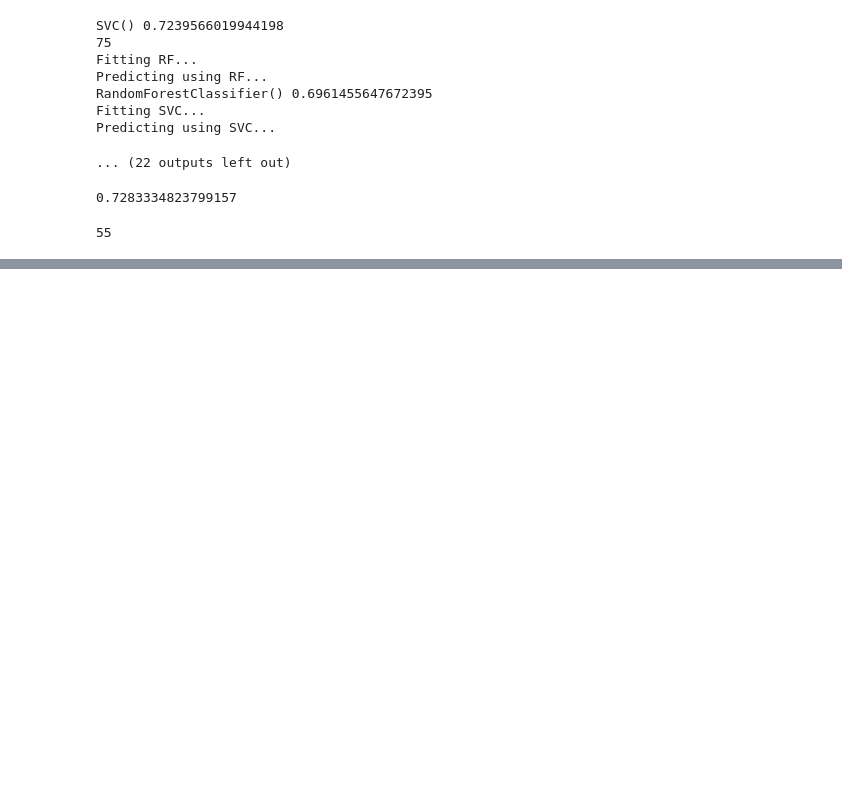
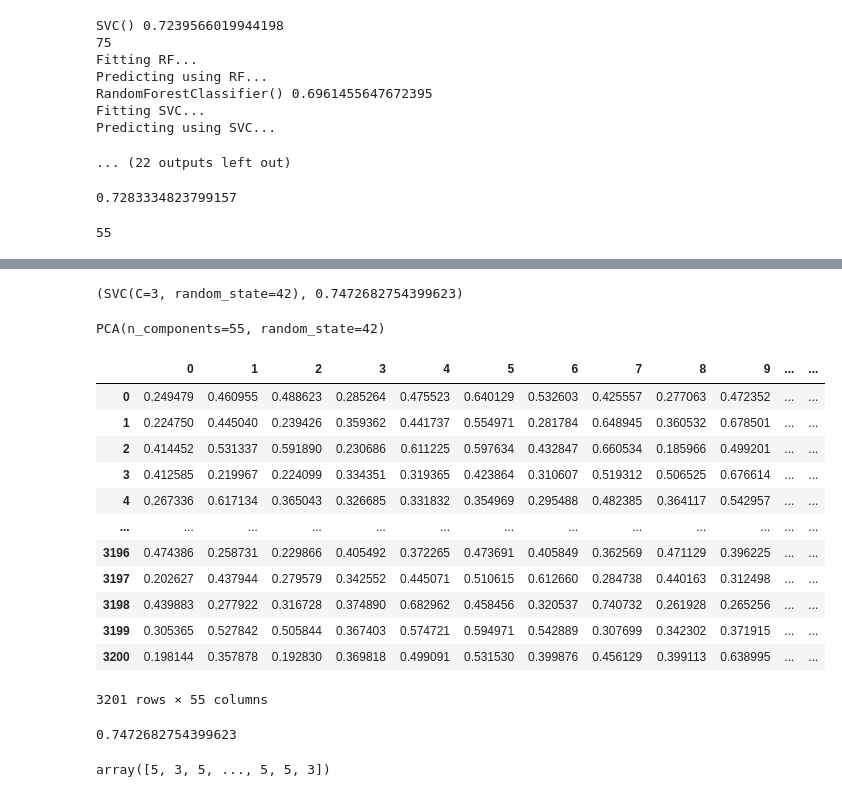
Before and after one commit to notlosca/audio_emotion_classification, a Jupyter notebook: noice_reduction_approach.ipynb, the cells around one changed output, grey strips where cells are left out. Saved outputs shown, nothing was run; the diff lists cells and outputs as text; code cells hidden in the pictures; blank space fills up the shorter version.

Commit message:
tried SVM with PCA no noise reduction. Found best model so far

```diff
--- a/noice_reduction_approach.ipynb
+++ b/noice_reduction_approach.ipynb
@@ -332,3 +332,43 @@ scores_svm[best_id]
 best_n
 # %% [output]
 55
+# %%
+from sklearn.svm import NuSVC, SVC, LinearSVC
+from sklearn.model_selection import GridSearchCV, ParameterGrid
+best_id = np.argmax(scores_svm)
+best_n = ns[best_id]
+pca = PCA(n_components=best_n, random_state=42)
+pca_X_res = pca.fit_transform(X_res)
+
+
+minmax = MinMaxScaler()
+svm_X_res = minmax.fit_transform(pca_X_res)
+
+svm_X_train, svm_X_test, svm_y_train, svm_y_test = train_test_split(svm_X_res, y_res, test_size=.2, random_state=42)
+
+param_grid = {'C':[1,2, 3,4, 5,6, 7,8,9, 10, 15, 20, 30, 50],}
+              #'kernel': ['rbf', 'linear', 'sigmoid']}
+
+
+clfs = []
+for configuration in tqdm(ParameterGrid(param_grid)):
+    print('Fitting SVC...')
+    svm = SVC(random_state=42, **configuration).fit(svm_X_train, y_train)
+    print('Predicting using SVC...')
+    svm_preds = svm.predict(svm_X_test)
+    svm_score = f1_score(y_test, svm_preds, average='macro')
+    print(svm, svm_score)
+    clfs.append((svm, svm_score))
+#---tutti peggiori---#
+# print('Fitting NuSVC...')
+# svm = NuSVC(random_state=42).fit(svm_X_train, y_train)
+# print('Predicting using NuSVC...')
+# svm_preds = svm.predict(svm_X_test)
+# svm_score = f1_score(y_test, svm_preds, average='macro')
+# print(svm, svm_score)
+# print('Fitting LinearSVC...')
+# svm = LinearSVC(random_state=42).fit(svm_X_train, y_train)
+# print('Predicting using LinearSVC...')
+# svm_preds = svm.predict(svm_X_test)
+# svm_score = f1_score(y_test, svm_preds, average='macro')
+# print(svm, svm_score)
@@ -334,0 +412,8 @@ best_n
+# %%
+clfs[np.argmax([clf[1] for clf in clfs])]
+# %% [output]
+(SVC(C=3, random_state=42), 0.7472682754399623)
+# %%
+pca
+# %% [output]
+PCA(n_components=55, random_state=42)
@@ -334,0 +463,29 @@ best_n
+# %%
+prova = pca.transform(eval_temp_df)
+prova = minmax.transform(prova)
+
+pd.DataFrame(prova)
+# %% [output]
+|  | 0 | 1 | 2 | 3 | 4 | 5 | 6 | 7 | 8 | 9 | ... | ... |
+| 0 | 0.249479 | 0.460955 | 0.488623 | 0.285264 | 0.475523 | 0.640129 | 0.532603 | 0.425557 | 0.277063 | 0.472352 | ... | ... |
+| 1 | 0.224750 | 0.445040 | 0.239426 | 0.359362 | 0.441737 | 0.554971 | 0.281784 | 0.648945 | 0.360532 | 0.678501 | ... | ... |
+| 2 | 0.414452 | 0.531337 | 0.591890 | 0.230686 | 0.611225 | 0.597634 | 0.432847 | 0.660534 | 0.185966 | 0.499201 | ... | ... |
+| 3 | 0.412585 | 0.219967 | 0.224099 | 0.334351 | 0.319365 | 0.423864 | 0.310607 | 0.519312 | 0.506525 | 0.676614 | ... | ... |
+| 4 | 0.267336 | 0.617134 | 0.365043 | 0.326685 | 0.331832 | 0.354969 | 0.295488 | 0.482385 | 0.364117 | 0.542957 | ... | ... |
+| ... | ... | ... | ... | ... | ... | ... | ... | ... | ... | ... | ... | ... |
+| 3196 | 0.474386 | 0.258731 | 0.229866 | 0.405492 | 0.372265 | 0.473691 | 0.405849 | 0.362569 | 0.471129 | 0.396225 | ... | ... |
+| 3197 | 0.202627 | 0.437944 | 0.279579 | 0.342552 | 0.445071 | 0.510615 | 0.612660 | 0.284738 | 0.440163 | 0.312498 | ... | ... |
+| 3198 | 0.439883 | 0.277922 | 0.316728 | 0.374890 | 0.682962 | 0.458456 | 0.320537 | 0.740732 | 0.261928 | 0.265256 | ... | ... |
+| 3199 | 0.305365 | 0.527842 | 0.505844 | 0.367403 | 0.574721 | 0.594971 | 0.542889 | 0.307699 | 0.342302 | 0.371915 | ... | ... |
+| 3200 | 0.198144 | 0.357878 | 0.192830 | 0.369818 | 0.499091 | 0.531530 | 0.399876 | 0.456129 | 0.399113 | 0.638995 | ... | ... |
+3201 rows × 55 columns
+# %%
+f1_score(y_test, clfs[np.argmax([clf[1] for clf in clfs])][0].predict(svm_X_test), average='macro')
+# %% [output]
+0.7472682754399623
+# %%
+svm_clf = clfs[np.argmax([clf[1] for clf in clfs])][0]
+preds = svm_clf.predict(prova)
+preds
+# %% [output]
+array([5, 3, 5, ..., 5, 5, 3])
```
Also changed, not shown: parts of 5 cells of this notebook.
